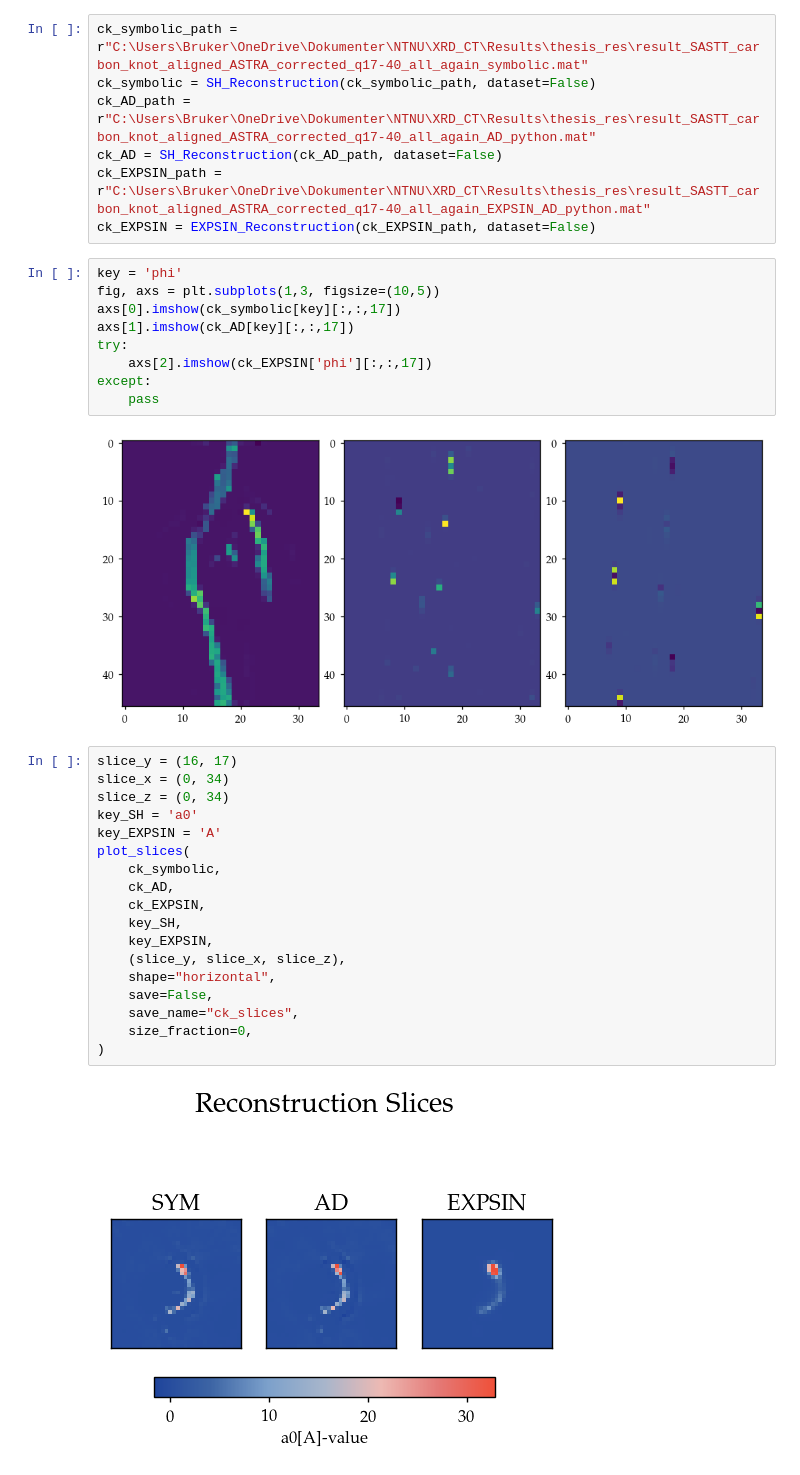
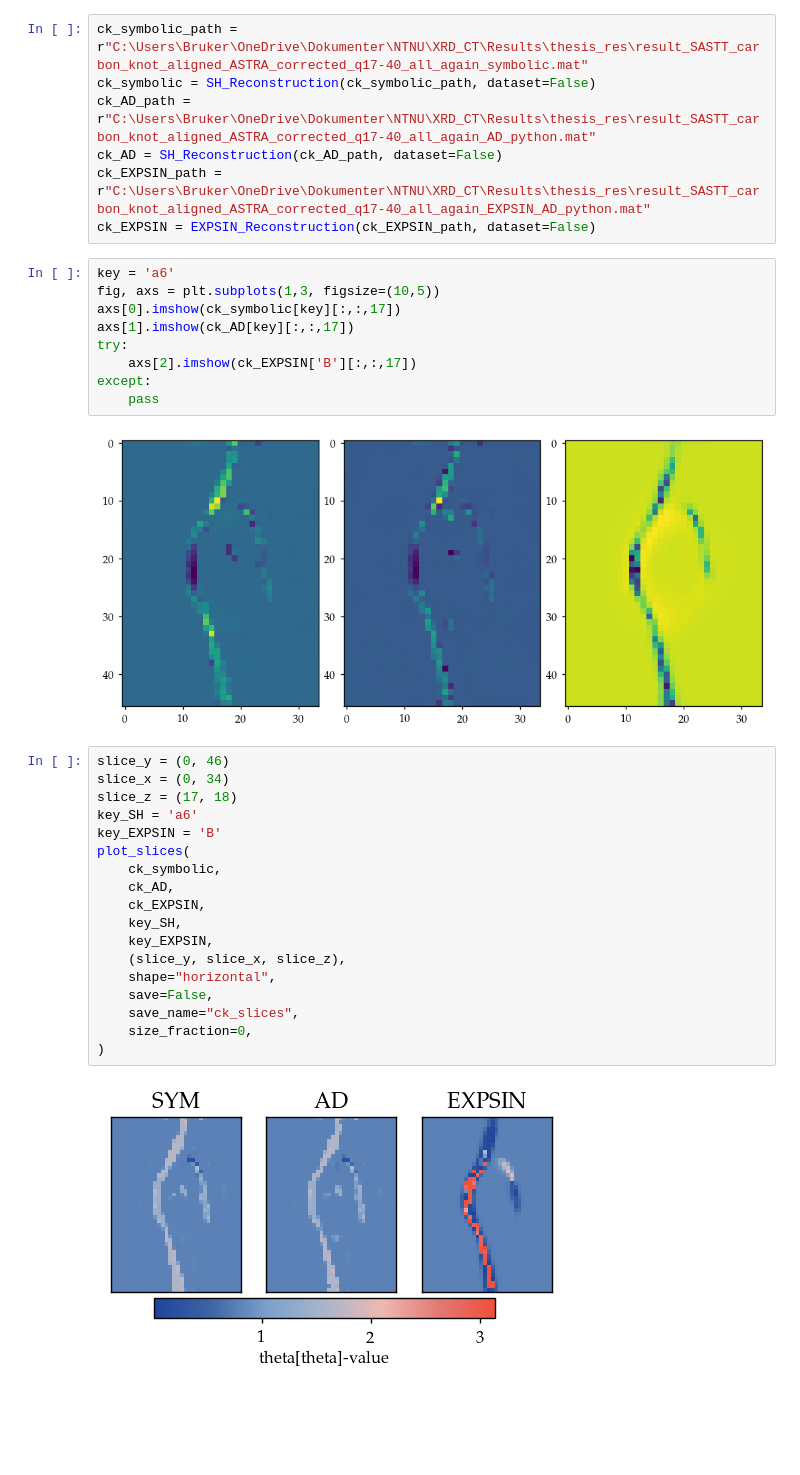
Before and after one commit to RubenDragland/XRD_CT, a Jupyter notebook: Results/data_analysis.ipynb, the cells around one changed output. Saved outputs shown, nothing was run; the diff lists cells and outputs as text; blank space fills up the shorter version.

```diff
--- a/Results/data_analysis.ipynb
+++ b/Results/data_analysis.ipynb
@@ -135,33 +182,33 @@ ck_AD = SH_Reconstruction(ck_AD_path, dataset=False)
 ck_EXPSIN_path = r"C:\Users\Bruker\OneDrive\Dokumenter\NTNU\XRD_CT\Results\thesis_res\result_SASTT_carbon_knot_aligned_ASTRA_corrected_q17-40_all_again_EXPSIN_AD_python.mat"
 ck_EXPSIN = EXPSIN_Reconstruction(ck_EXPSIN_path, dataset=False)
 # %%
-key = 'phi'
+key = 'a6'
 fig, axs = plt.subplots(1,3, figsize=(10,5))
 axs[0].imshow(ck_symbolic[key][:,:,17])
 axs[1].imshow(ck_AD[key][:,:,17])
 try:
-    axs[2].imshow(ck_EXPSIN['phi'][:,:,17])
+    axs[2].imshow(ck_EXPSIN['B'][:,:,17])
 except:
     pass
 # %% [output]
-[figure, old version]
+[figure, new version]
 # %%
-slice_y = (16, 17)
+slice_y = (0, 46)
 slice_x = (0, 34)
-slice_z = (0, 34)
-key_SH = 'a0'
-key_EXPSIN = 'A'
+slice_z = (17, 18)
+key_SH = 'a6'
+key_EXPSIN = 'B'
 plot_slices(
     ck_symbolic,
     ck_AD,
     ck_EXPSIN,
     key_SH,
     key_EXPSIN,
     (slice_y, slice_x, slice_z),
     shape="horizontal",
     save=False,
     save_name="ck_slices",
     size_fraction=0,
 )
 # %% [output]
-[figure, old version]
+[figure, new version]
```
Also changed, not shown: parts of 7 cells of this notebook, 3 other files.
